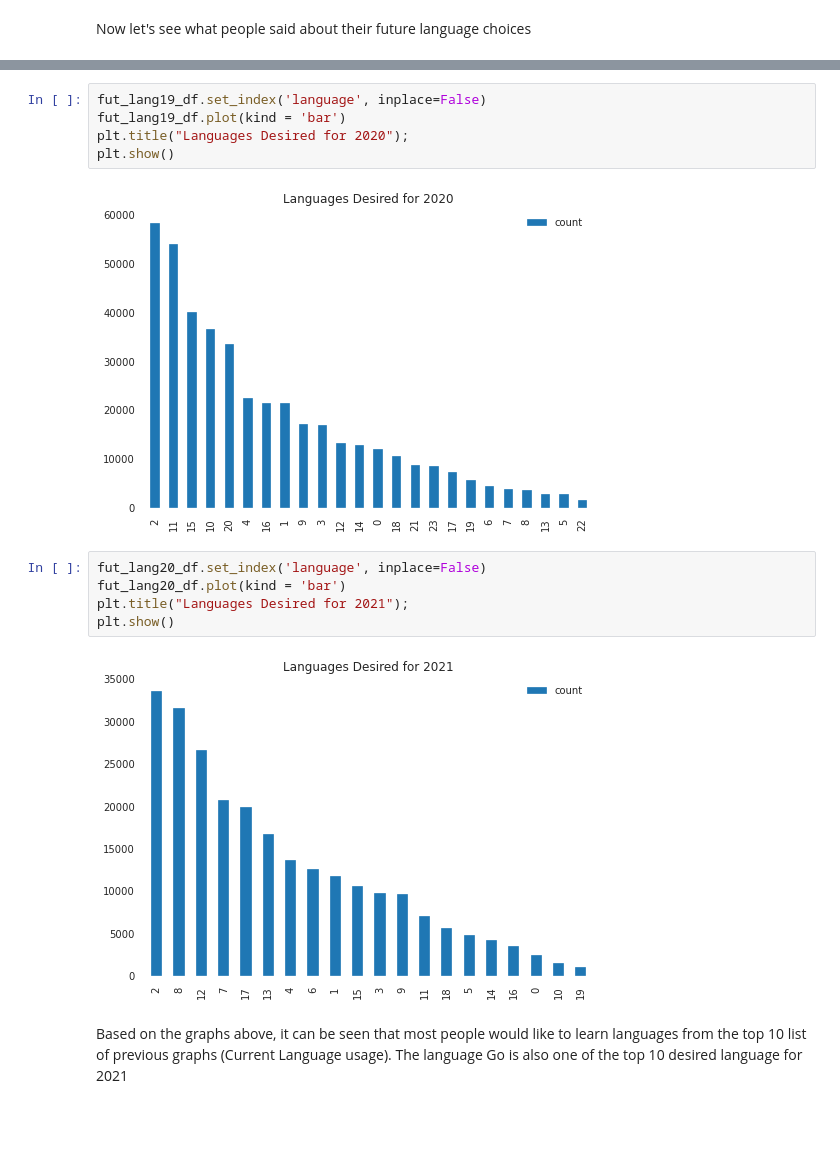
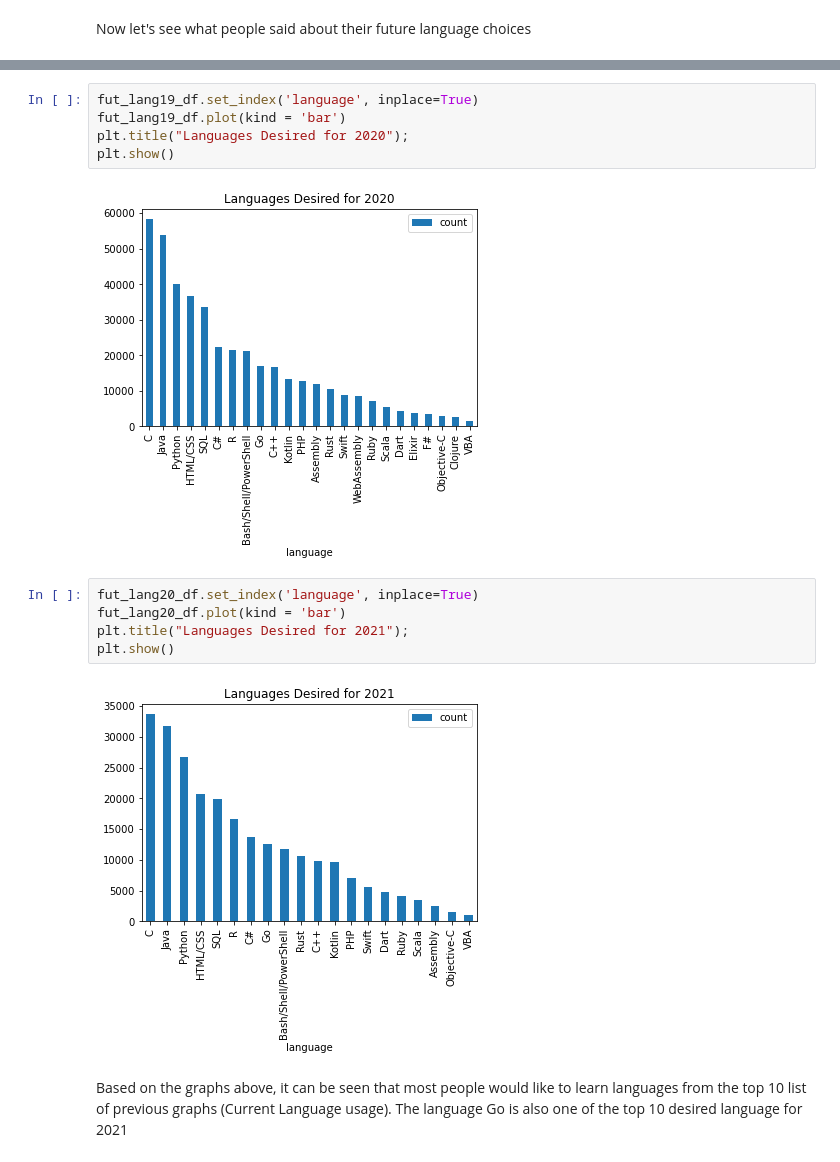
Before and after one commit to b-yogesh/StackOverflowDSNN, a Jupyter notebook: stackoverflowsurvey-analysis.ipynb, the cells around one changed output, grey strips where cells are left out. Saved outputs shown, nothing was run; the diff lists cells and outputs as text; blank space fills up the shorter version.

```diff
--- a/stackoverflowsurvey-analysis.ipynb
+++ b/stackoverflowsurvey-analysis.ipynb
@@ -373,17 +373,17 @@ fut_lang20_df = total_count(fut_lang, 'language', 'count', possible_vals)
 # %%
-fut_lang19_df.set_index('language', inplace=False)
+fut_lang19_df.set_index('language', inplace=True)
 fut_lang19_df.plot(kind = 'bar')
 plt.title("Languages Desired for 2020");
 plt.show()
 # %% [output]
-[figure, old version]
+[figure, new version]
 # %%
-fut_lang20_df.set_index('language', inplace=False)
+fut_lang20_df.set_index('language', inplace=True)
 fut_lang20_df.plot(kind = 'bar')
 plt.title("Languages Desired for 2021");
 plt.show()
 # %% [output]
-[figure, old version]
+[figure, new version]
 # %% [markdown]
 Based on the graphs above, it can be seen that most people would like to learn languages from the top 10 list of previous graphs (Current Language usage). The language Go is also one of the top 10 desired language for 2021
 # %% [markdown]
```
Also changed, not shown: parts of 6 cells of this notebook.
